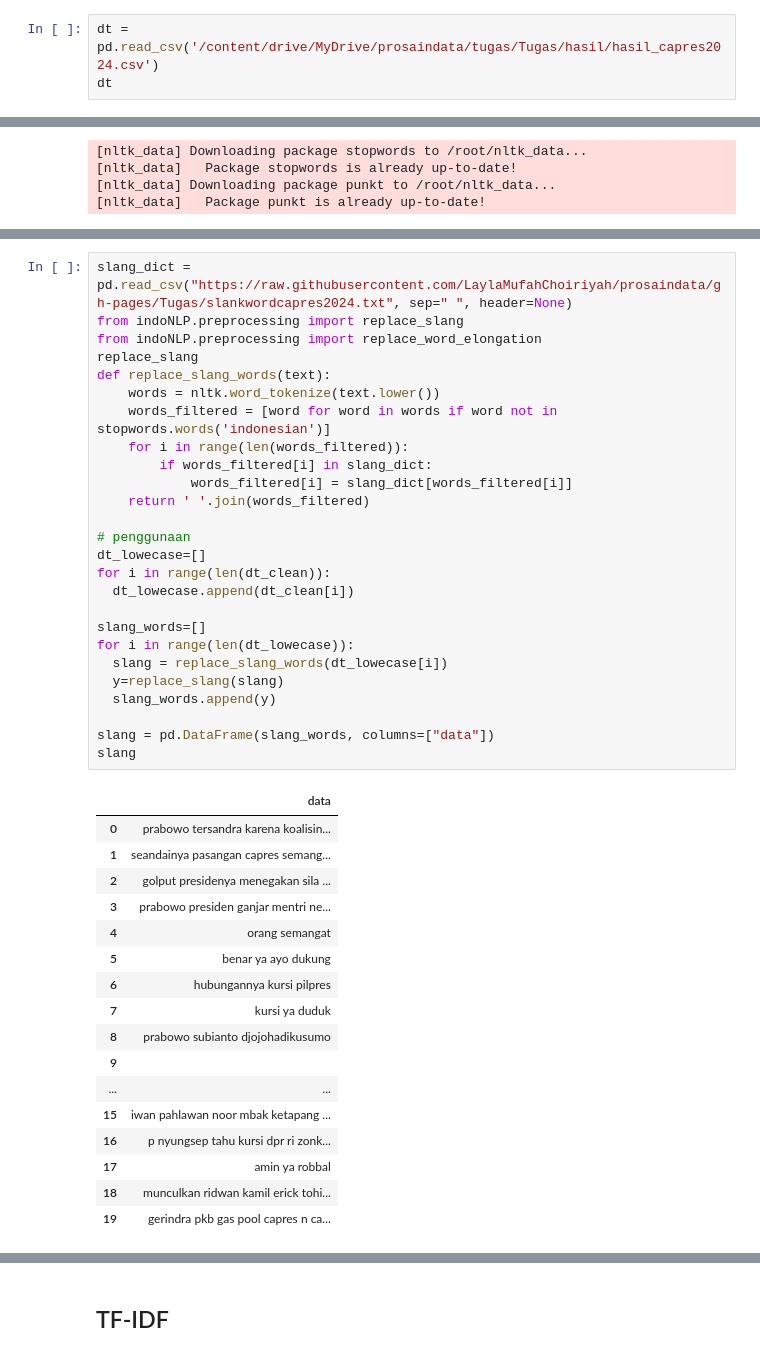
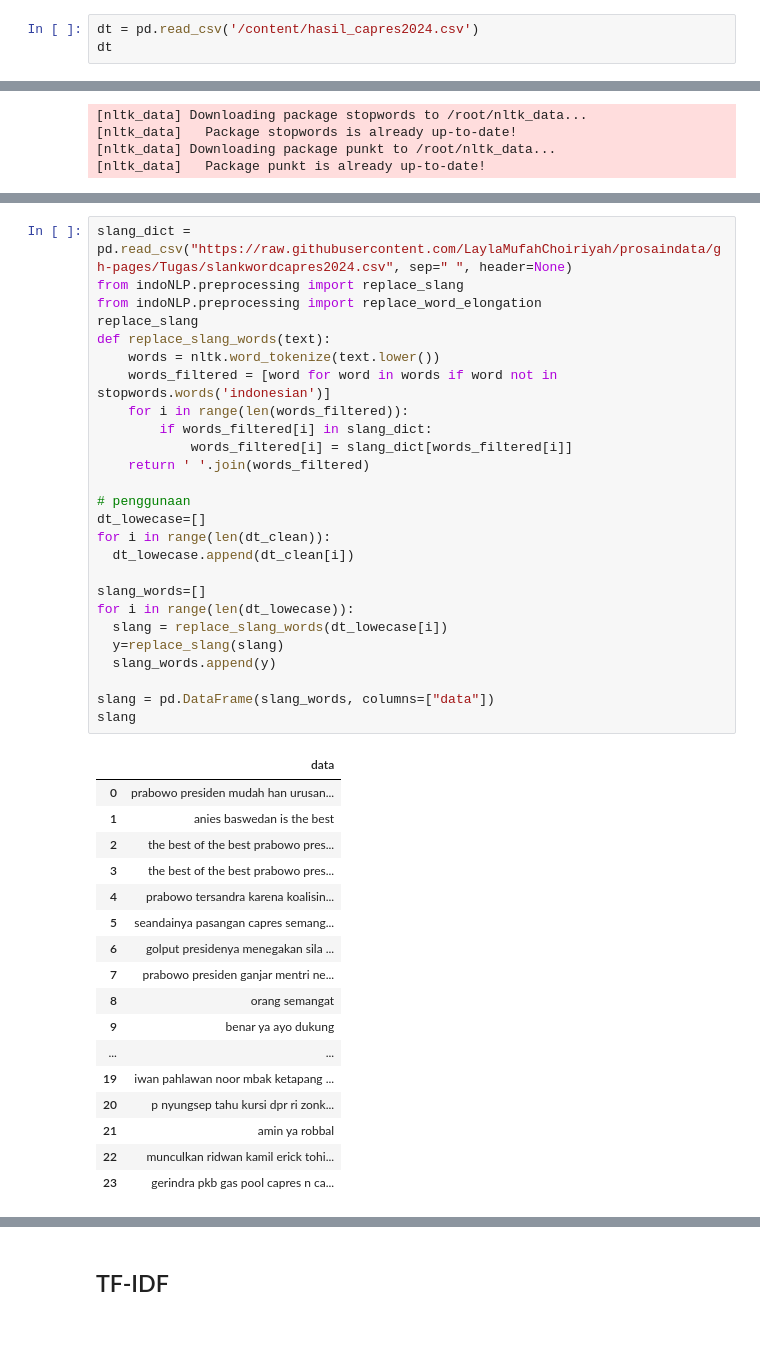
Before and after one commit to LaylaMufahChoiriyah/prosaindata, a Jupyter notebook: _sources/Tugas/Topik_modelling.ipynb, the cells around one changed output, grey strips where cells are left out. Saved outputs shown, nothing was run; the diff lists cells and outputs as text.

```diff
--- a/_sources/Tugas/Topik_modelling.ipynb
+++ b/_sources/Tugas/Topik_modelling.ipynb
@@ -169,5 +167,5 @@ from sklearn.feature_extraction.text import TfidfVectorizer
 # %%
-dt = pd.read_csv('/content/drive/MyDrive/prosaindata/tugas/Tugas/hasil/hasil_capres2024.csv')
+dt = pd.read_csv('/content/hasil_capres2024.csv')
 dt
 # %% [output]
 |  | Unnamed: 0 | waktu_publish | nama_pengguna | display_teks | jumlah_like |
@@ -271,47 +266,47 @@ Successfully installed indoNLP-0.3.4
 # %%
-slang_dict = pd.read_csv("https://raw.githubusercontent.com/LaylaMufahChoiriyah/prosaindata/gh-pages/Tugas/slankwordcapres2024.txt", sep=" ", header=None)
+slang_dict = pd.read_csv("https://raw.githubusercontent.com/LaylaMufahChoiriyah/prosaindata/gh-pages/Tugas/slankwordcapres2024.csv", sep=" ", header=None)
 from indoNLP.preprocessing import replace_slang
 from indoNLP.preprocessing import replace_word_elongation
 replace_slang
 def replace_slang_words(text):
     words = nltk.word_tokenize(text.lower())
     words_filtered = [word for word in words if word not in stopwords.words('indonesian')]
     for i in range(len(words_filtered)):
         if words_filtered[i] in slang_dict:
             words_filtered[i] = slang_dict[words_filtered[i]]
     return ' '.join(words_filtered)
 
 # penggunaan
 dt_lowecase=[]
 for i in range(len(dt_clean)):
   dt_lowecase.append(dt_clean[i])
 
 slang_words=[]
 for i in range(len(dt_lowecase)):
   slang = replace_slang_words(dt_lowecase[i])
   y=replace_slang(slang)
   slang_words.append(y)
 
 slang = pd.DataFrame(slang_words, columns=["data"])
 slang
 # %% [output]
 |  | data |
-| 0 | prabowo tersandra karena koalisin... |
-| 1 | seandainya pasangan capres semang... |
-| 2 | golput presidenya menegakan sila ... |
-| 3 | prabowo presiden ganjar mentri ne... |
-| 4 | orang semangat |
-| 5 | benar ya ayo dukung |
-| 6 | hubungannya kursi pilpres |
-| 7 | kursi ya duduk |
-| 8 | prabowo subianto djojohadikusumo |
-| 9 |  |
+| 0 | prabowo presiden mudah han urusan... |
+| 1 | anies baswedan is the best |
+| 2 | the best of the best prabowo pres... |
+| 3 | the best of the best prabowo pres... |
+| 4 | prabowo tersandra karena koalisin... |
+| 5 | seandainya pasangan capres semang... |
+| 6 | golput presidenya menegakan sila ... |
+| 7 | prabowo presiden ganjar mentri ne... |
+| 8 | orang semangat |
+| 9 | benar ya ayo dukung |
 | ... | ... |
-| 15 | iwan pahlawan noor mbak ketapang ... |
-| 16 | p nyungsep tahu kursi dpr ri zonk... |
-| 17 | amin ya robbal |
-| 18 | munculkan ridwan kamil erick tohi... |
-| 19 | gerindra pkb gas pool capres n ca... |
+| 19 | iwan pahlawan noor mbak ketapang ... |
+| 20 | p nyungsep tahu kursi dpr ri zonk... |
+| 21 | amin ya robbal |
+| 22 | munculkan ridwan kamil erick tohi... |
+| 23 | gerindra pkb gas pool capres n ca... |
 # %%
 # Tokenizing
 tokenize=[]
```
Also changed, not shown: parts of 21 cells of this notebook, 13 other files.
